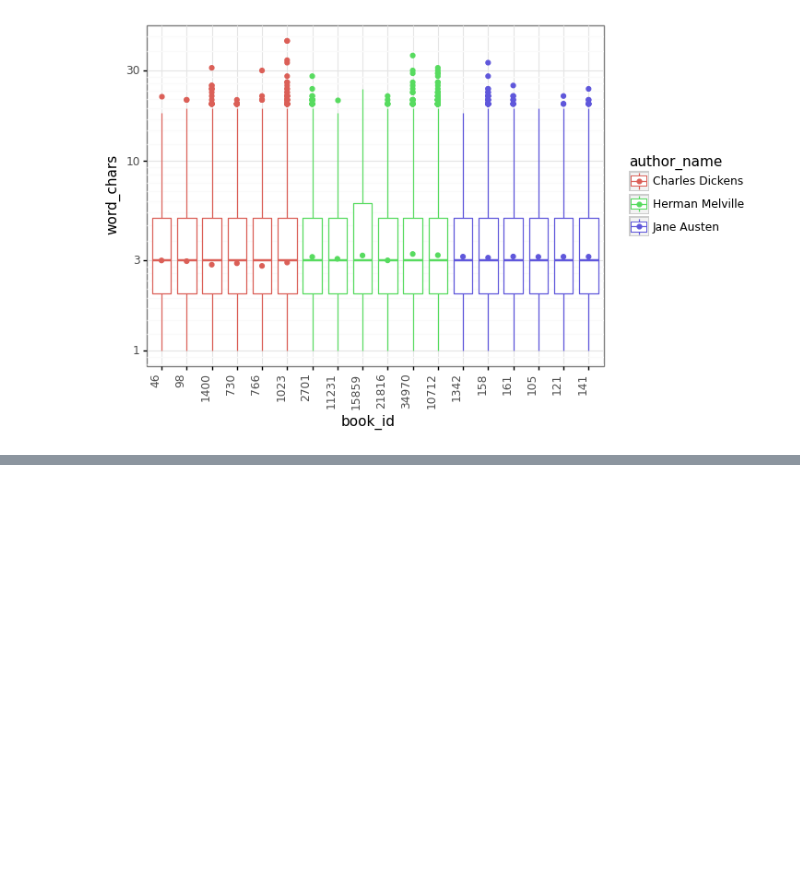
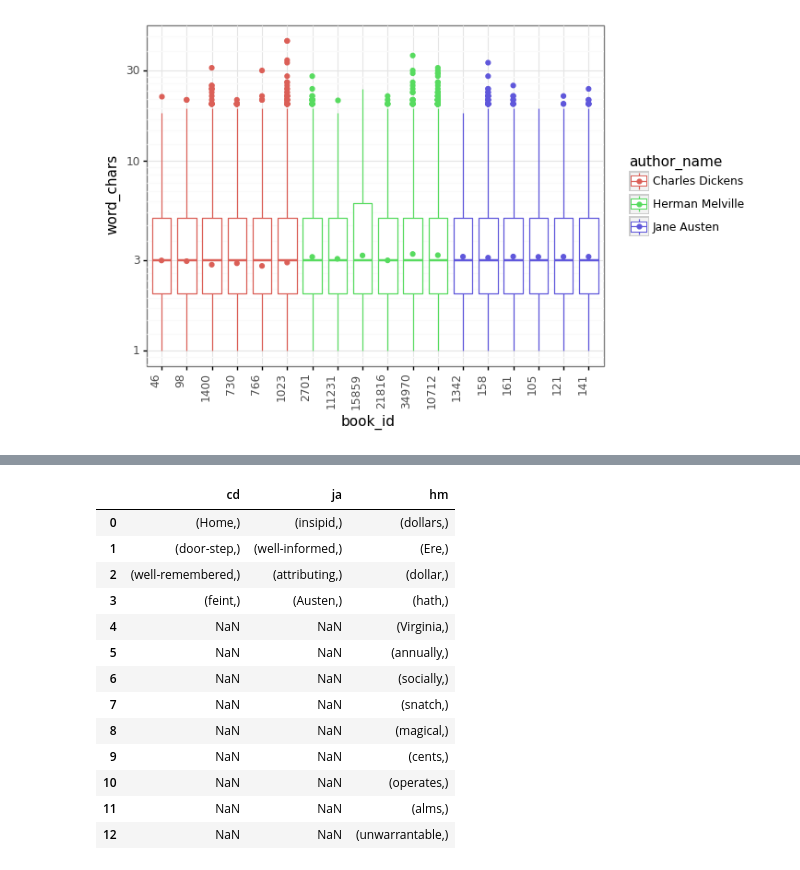
Before and after one commit to accuracy-eminent/writing_style_detection, a Jupyter notebook: eda.ipynb, the cells around one changed output, grey strips where cells are left out. Drawn from its saved outputs; the diff is of its cells as text; code cells hidden in the pictures; blank space fills up the shorter version.

```diff
--- a/eda.ipynb
+++ b/eda.ipynb
@@ -153,0 +107,100 @@ Author "hm" most common 2-grams:  [('.', 'Ere'), ('New', 'York'), ('of', 'New'),
+# %%
+# Find ngrams in each book and return the probability
+def get_ngram_probabilities(gram_length, book_authors, books_wtoks):
+    # Find ngrams in each book, and set their value to the probability of occurence
+    book_grams = {}
+    for author, books in book_authors.items():
+        for book_id in books:
+            sorted_ngrams = sorted(ngrams(books_wtoks[book_id], gram_length))
+            top_grams = pd.Series(sorted_ngrams).value_counts() / len(sorted_ngrams)
+            book_grams[book_id] = top_grams
+    return book_grams
+
+# Combine ngrams by author into a single data frame of probabilities of ngram occurence by book
+def ngrams_by_author(book_grams, book_authors):
+    # Combine ngrams by author into a single data frame, with each column being the probability of occurence in a each book
+    for author, books in book_authors.items():
+        #print(books[0])
+        #print(book_grams)
+        ng_df = pd.DataFrame(book_grams[books[0]]).reset_index()
+        ng_df.columns = ['ng', f'count_{books[0]}']
+        for book_id in books[1:]:
+            new_ng_df = pd.DataFrame(book_grams[book_id]).reset_index()
+            new_ng_df.columns = ['ng', f'count_{book_id}']
+            ng_df = ng_df.merge(new_ng_df, on='ng',how='outer')
+        author_ngs[author] = ng_df
+    return author_ngs
+
+# Create a combine data frame of ngrams for each author by book
+def combine_ngrams(author_ngs):
+    # Create a combined data frames of ngrams for each author,
+    # with a column for mean number of times they appear in the author's work per book,
+    # and a column saying whether this ngram shows up in all of the Author's books
+    get_mean_words = lambda x: x.drop('ng', axis=1).median(axis=1)
+    in_all_books = lambda x: x.drop('ng', axis=1).sum(axis=1, skipna=False) > 0
+    ja_ng = author_ngs['Jane Austen'].assign(mean_ja=get_mean_words).assign(all_ja=in_all_books)
+    hm_ng = author_ngs['Herman Melville'].assign(mean_hm=get_mean_words).assign(all_hm=in_all_books)
+    cd_ng = author_ngs['Charles Dickens'].assign(mean_cd=get_mean_words).assign(all_cd=in_all_books)
+    author_ngs_combined = (
+        ja_ng
+        .merge(cd_ng, on='ng', how='outer')
+        .merge(hm_ng, on='ng', how='outer')
+    )
+    return author_ngs_combined
+
+# Calculate ngrams and probabiliities for each author and book into a single data frame
+def get_combined_ngram_df(gram_length, book_authors, books_wtoks):
+    # Find ngrams in each book, with probabilities of occuranc
+    book_grams = get_ngram_probabilities(gram_length, book_authors, books_wtoks)
+    #print(book_grams)
+
+    # Get ngrams grouped by author
+    author_ngs = ngrams_by_author(book_grams, book_authors)
+
+    # Combine the ngrams grouped by author into a single data frame
+    author_ngs_combined = combine_ngrams(author_ngs)
+    return author_ngs_combined
+
+# Find ngrams unique to an author that occur in all of their books
+def get_uniq_ngrams_all(author_ngs_combined):
+    # Find ngrams that only appear in one author's work
+    uniq_ngs = (
+        author_ngs_combined
+        .filter(['ng','mean_cd','mean_ja','mean_hm','all_cd','all_ja','all_hm'])
+        # Find ngrams unique to one author
+        .assign(books_with_ng=lambda x: (x.mean_cd > 0).astype(int) + (x.mean_ja > 0).astype(int) + (x.mean_hm > 0).astype(int))
+        .query('books_with_ng == 1')
+    )
+    #print(uniq_ngs)
+    # Get unique ngrams for each author that are present in all the author's books (f'all_{author} == True')
+    uniq_all_ng = {}
+    for author in ['cd','ja','hm']:
+        ngs = uniq_ngs.query(f'mean_{author}> 0').query(f'all_{author} == True').sort_values(f'mean_{author}', ascending=False)
+        # Convert to a list and back to a series to get the proper
+        uniq_all_ng[author] = pd.Series(ngs.ng.tolist())
+    return pd.DataFrame(uniq_all_ng)
+
+# Get ngram probabilities for each author's books in a single data frame
+author_ngs_combined_all = {}
+# For 1 to 3-grams, find which ngrams exist in all of an author's books, and not in the other author's books
+# These can be called characteristic and unique (to an author) n-grams
+for n in range(1, 4):
+    author_ngs_combined = get_combined_ngram_df(n, book_authors, books_wtoks)
+    #display(author_ngs_combined)
+    display(get_uniq_ngrams_all(author_ngs_combined))
+    author_ngs_combined_all[n] = author_ngs_combined
+# %% [output]
+|  | cd | ja | hm |
+| 0 | (Home,) | (insipid,) | (dollars,) |
+| 1 | (door-step,) | (well-informed,) | (Ere,) |
+| 2 | (well-remembered,) | (attributing,) | (dollar,) |
+| 3 | (feint,) | (Austen,) | (hath,) |
+| 4 | NaN | NaN | (Virginia,) |
+| 5 | NaN | NaN | (annually,) |
+| 6 | NaN | NaN | (socially,) |
+| 7 | NaN | NaN | (snatch,) |
+| 8 | NaN | NaN | (magical,) |
+| 9 | NaN | NaN | (cents,) |
+| 10 | NaN | NaN | (operates,) |
+| 11 | NaN | NaN | (alms,) |
+| 12 | NaN | NaN | (unwarrantable,) |
```
Also changed, not shown: parts of 9 cells of this notebook.
